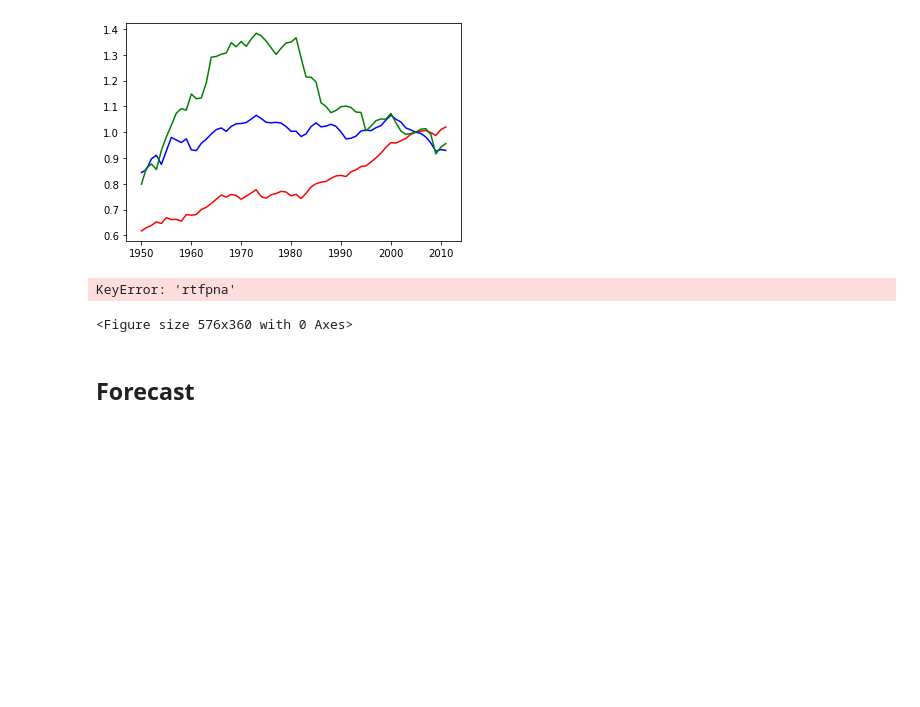
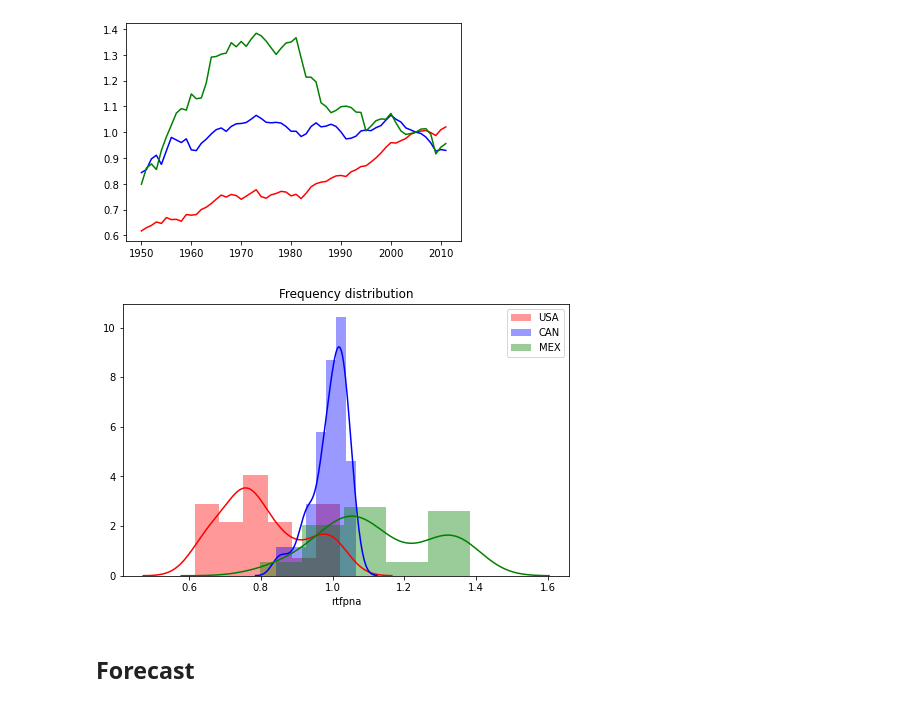
Before and after one commit to yguenka/4intelligence-Case, a Jupyter notebook: Data Analysis Skill Test.ipynb, the cells around one changed output. Drawn from its saved outputs; the diff is of its cells as text; code cells hidden in the pictures; blank space fills up the shorter version.

```diff
--- a/Data Analysis Skill Test.ipynb
+++ b/Data Analysis Skill Test.ipynb
@@ -45,23 +47,15 @@ plt.show()
 [figure]
 # %%
 plt.figure(figsize=(8,5))
-sns.distplot(df_usa['rtfpna'], color='r-',label='USA')
+sns.distplot(df_usa['rtfpna'], color='red',label='USA')
 sns.distplot(df_can['rtfpna'], color='blue',label='CAN')
 sns.distplot(df_mex['rtfpna'], color='green',label='MEX')
 plt.legend()
 plt.title('Frequency distribution')
-plt.tick_params(
-    axis='x',          # changes apply to the x-axis
-    which='both',      # both major and minor ticks are affected
-    bottom=False,      # ticks along the bottom edge are off
-    top=False,         # ticks along the top edge are off
-    labelbottom=False)
-
-plt.xlabel('Average amount per day')
+#plt.tick_params(axis='x', which='both', bottom=False, top=False, labelbottom=False)
 plt.show()
 # %% [output]
-KeyError: 'rtfpna'
-<Figure size 576x360 with 0 Axes>
+[figure, added]
 # %% [markdown]
 ## Forecast
 # %%
```
Also changed, not shown: parts of 18 cells of this notebook, 1 other file.
